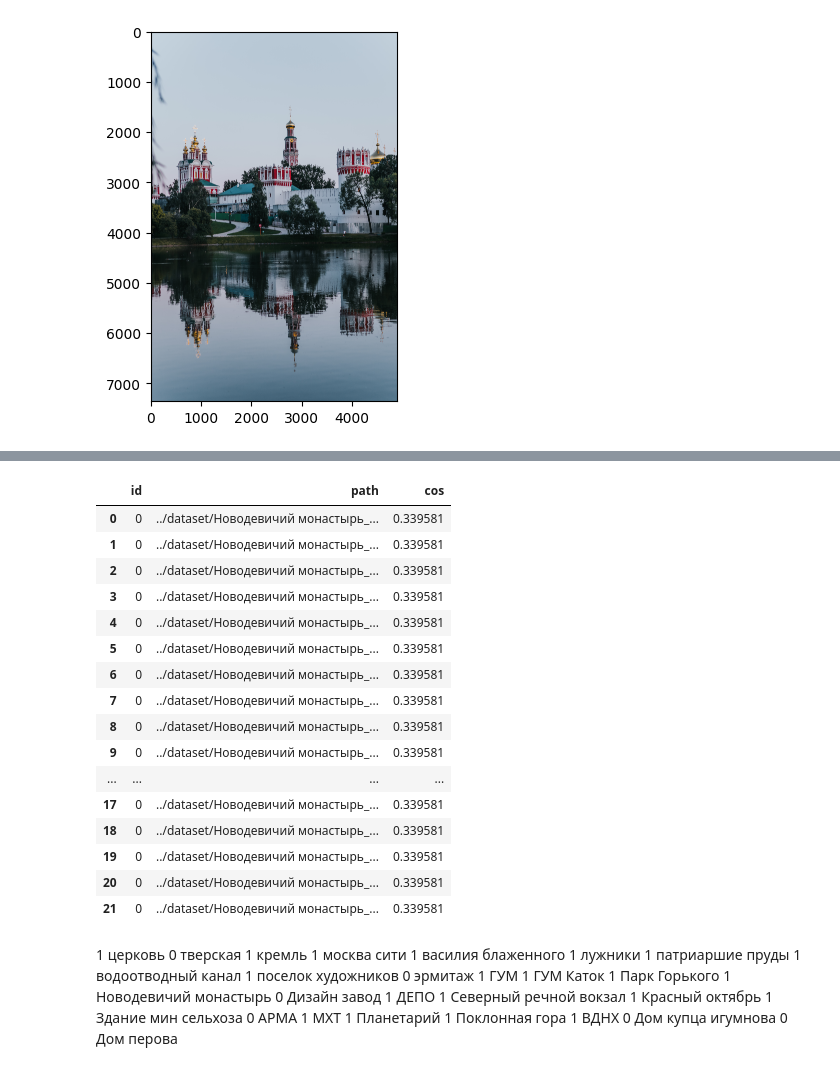
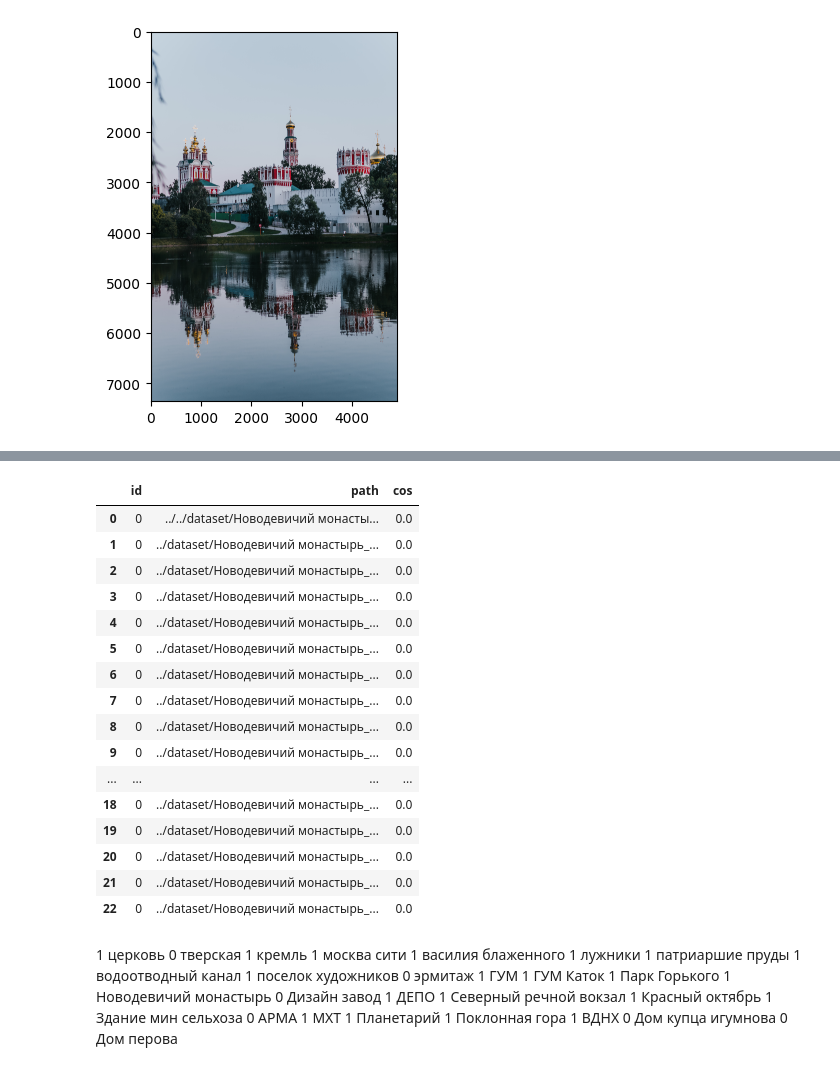
Before and after one commit to leffff/travel-hack, a Jupyter notebook: ml/retriever_service/ruclip_retriever_v2.ipynb, the cells around one changed output, grey strips where cells are left out. Drawn from its saved outputs; the diff is of its cells as text; code cells hidden in the pictures.

Commit message:
Microservices Edit OOD in retriever

```diff
--- a/ml/ruclip_retriever_v2.ipynb
+++ b/ml/retriever_service/ruclip_retriever_v2.ipynb
@@ -84,7 +83,7 @@ class ClickHouse:
         }
         """
 
-        print(json)
+        # print(json)
 
         self.client.execute(
             "INSERT INTO images_embeddings_db (id, img_url, image_embedding, name_embedding, tags_embedding, embedding, tags, orientation_filter, extension_filter, daytime_filter, season_filter, deleted) VALUES",
@@ -130,7 +129,7 @@ class ClickHouse:
         """
 
         #request = filt + sort_and_limit
-        print(request)
+        # print(request)
 
         result = self.client.execute(request)
         df = self._click_to_pd_images(result)
@@ -153,7 +152,23 @@ class ClickHouse:
 
         return df
 
-    #def edit(self, df, embeddings):
+    def edit(self, json):
+        #data = {'id': 123, 'column1': 'value1', 'column2': None, 'column3': 'value3'}
+        data = json
+        update_base = "ALTER TABLE misis.images_embeddings_db UPDATE "
+        updates = []
+
+        for key, value in data.items():
+            if key != 'id' and value is not None:
+                updates.append(f"{key} = '{value}'")
+
+        if not updates:
+            print("Нет данных для обновления.")
+        else:
+            update_query = update_base + ", ".join(updates) + f" WHERE id = {data['id']}"
+            print("Сформированный SQL запрос:", update_query)
+
+            self.client.execute(update_query)
 
 
     def get_num_samples(self, table: str = "misis.images_embeddings_db"):
@@ -416,6 +464,11 @@ import ruclip
 
 device = 'cuda'
 clip, processor = ruclip.load('ruclip-vit-base-patch32-384', cache_dir='/tmp/ruclip', device=device)
+# %%
+ood_model = OOD(
+    "catboost_ood",
+    threshold=0.675
+)
 # %%
 retriever = Retriever(
     model=clip,
@@ -423,4 +476,5 @@ retriever = Retriever(
     clickhouse=clickhouse,
     tagger=tagger,
     translator=translator,
+    ood_model=ood_model
 )
@@ -427,5 +485,5 @@ retriever = Retriever(
 # %%
-DATA = "../dataset/"
+DATA = "../../dataset/"
 
 paths = [file for file in os.listdir(DATA)]
 df = pd.DataFrame({"path": paths})
@@ -500,9 +561,9 @@ filters = {
         }
 
 retrieved = retriever.query(
-    # img_url=path,
-    text="Новодевичий монастырь",
-    # tags=["башни", "мост", "деревья"],
+    img_url=path,
+    # text="Новодевичий монастырь",
+    tags=["башни", "мост", "деревья"],
     filters=filters,
     k=10
 )
@@ -526,20 +587,20 @@ Wall time: 1.4 s
 |  | id | path | cos |
-| 0 | 0 | ../dataset/Новодевичий монастырь_... | 0.339581 |
-| 1 | 0 | ../dataset/Новодевичий монастырь_... | 0.339581 |
-| 2 | 0 | ../dataset/Новодевичий монастырь_... | 0.339581 |
-| 3 | 0 | ../dataset/Новодевичий монастырь_... | 0.339581 |
-| 4 | 0 | ../dataset/Новодевичий монастырь_... | 0.339581 |
-| 5 | 0 | ../dataset/Новодевичий монастырь_... | 0.339581 |
-| 6 | 0 | ../dataset/Новодевичий монастырь_... | 0.339581 |
-| 7 | 0 | ../dataset/Новодевичий монастырь_... | 0.339581 |
-| 8 | 0 | ../dataset/Новодевичий монастырь_... | 0.339581 |
-| 9 | 0 | ../dataset/Новодевичий монастырь_... | 0.339581 |
+| 0 | 0 | ../../dataset/Новодевичий монасты... | 0.0 |
+| 1 | 0 | ../dataset/Новодевичий монастырь_... | 0.0 |
+| 2 | 0 | ../dataset/Новодевичий монастырь_... | 0.0 |
+| 3 | 0 | ../dataset/Новодевичий монастырь_... | 0.0 |
+| 4 | 0 | ../dataset/Новодевичий монастырь_... | 0.0 |
+| 5 | 0 | ../dataset/Новодевичий монастырь_... | 0.0 |
+| 6 | 0 | ../dataset/Новодевичий монастырь_... | 0.0 |
+| 7 | 0 | ../dataset/Новодевичий монастырь_... | 0.0 |
+| 8 | 0 | ../dataset/Новодевичий монастырь_... | 0.0 |
+| 9 | 0 | ../dataset/Новодевичий монастырь_... | 0.0 |
 | ... | ... | ... | ... |
-| 17 | 0 | ../dataset/Новодевичий монастырь_... | 0.339581 |
-| 18 | 0 | ../dataset/Новодевичий монастырь_... | 0.339581 |
-| 19 | 0 | ../dataset/Новодевичий монастырь_... | 0.339581 |
-| 20 | 0 | ../dataset/Новодевичий монастырь_... | 0.339581 |
-| 21 | 0 | ../dataset/Новодевичий монастырь_... | 0.339581 |
+| 18 | 0 | ../dataset/Новодевичий монастырь_... | 0.0 |
+| 19 | 0 | ../dataset/Новодевичий монастырь_... | 0.0 |
+| 20 | 0 | ../dataset/Новодевичий монастырь_... | 0.0 |
+| 21 | 0 | ../dataset/Новодевичий монастырь_... | 0.0 |
+| 22 | 0 | ../dataset/Новодевичий монастырь_... | 0.0 |
 # %% [markdown]
 1 церковь
 0 тверская
```
Also changed, not shown: parts of 10 cells of this notebook, 14 other files.
